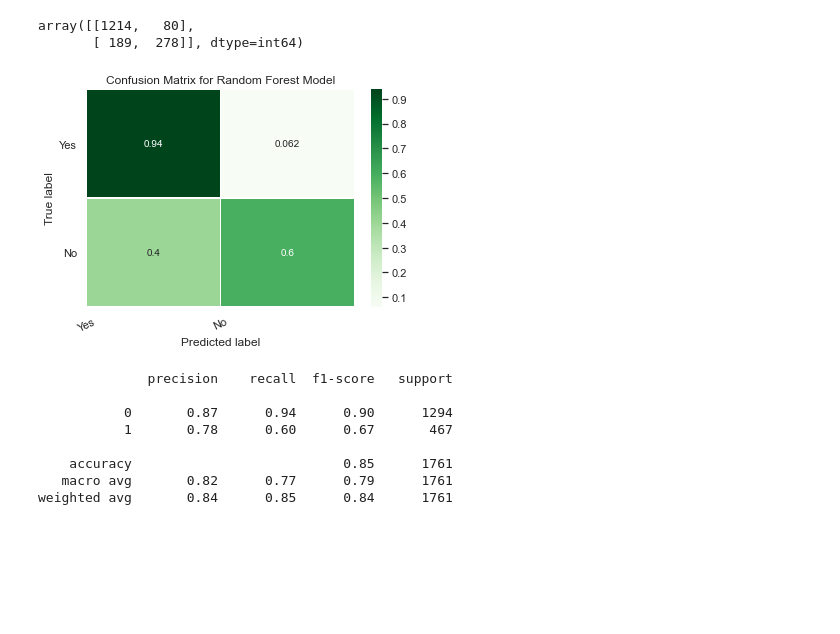
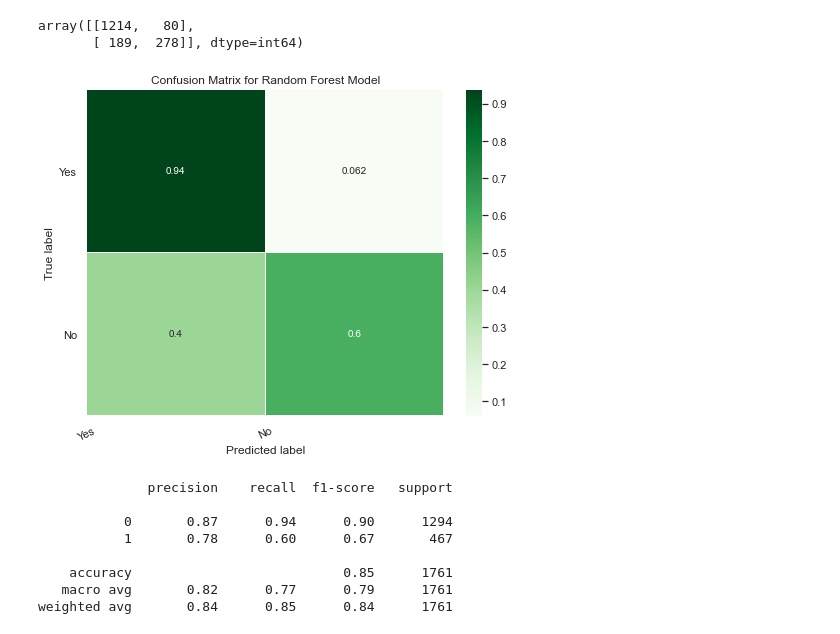
Before and after one commit to samarth-malhotra/Dissertation, a Jupyter notebook: Dissertation Project.ipynb, the cells around one changed output. Saved outputs shown, nothing was run; the diff lists cells and outputs as text; code cells hidden in the pictures; blank space fills up the shorter version.

```diff
--- a/Dissertation Project.ipynb
+++ b/Dissertation Project.ipynb
@@ -535,25 +538,26 @@ array([[1214,   80],
 # %%
 # Plotting the confusion matrix
 # Get and reshape confusion matrix data
+plt.figure(figsize=(8, 6))
 matrix = confusion_matrix(y_test, y_pred_test)
 matrix = matrix.astype('float') / matrix.sum(axis=1)[:, np.newaxis]
 
 # Build the plot
 #plt.figure(figsize=(16,7))
 #sns.set(font_scale=1.4)
 sns.heatmap(matrix, annot=True, annot_kws={'size':10},
             cmap=plt.cm.Greens, linewidths=0.2)
 
 # Add labels to the plot
 class_names = ['Yes', 'No']
 tick_marks = np.arange(len(class_names))
 tick_marks2 = tick_marks + 0.5
 plt.xticks(tick_marks, class_names, rotation=25)
 plt.yticks(tick_marks2, class_names, rotation=0)
 plt.xlabel('Predicted label')
 plt.ylabel('True label')
 plt.title('Confusion Matrix for Random Forest Model')
 plt.show()
 # %% [output]
-[figure, old version]
+[figure, new version]
 # %%
```
Also changed, not shown: parts of 13 cells of this notebook.
